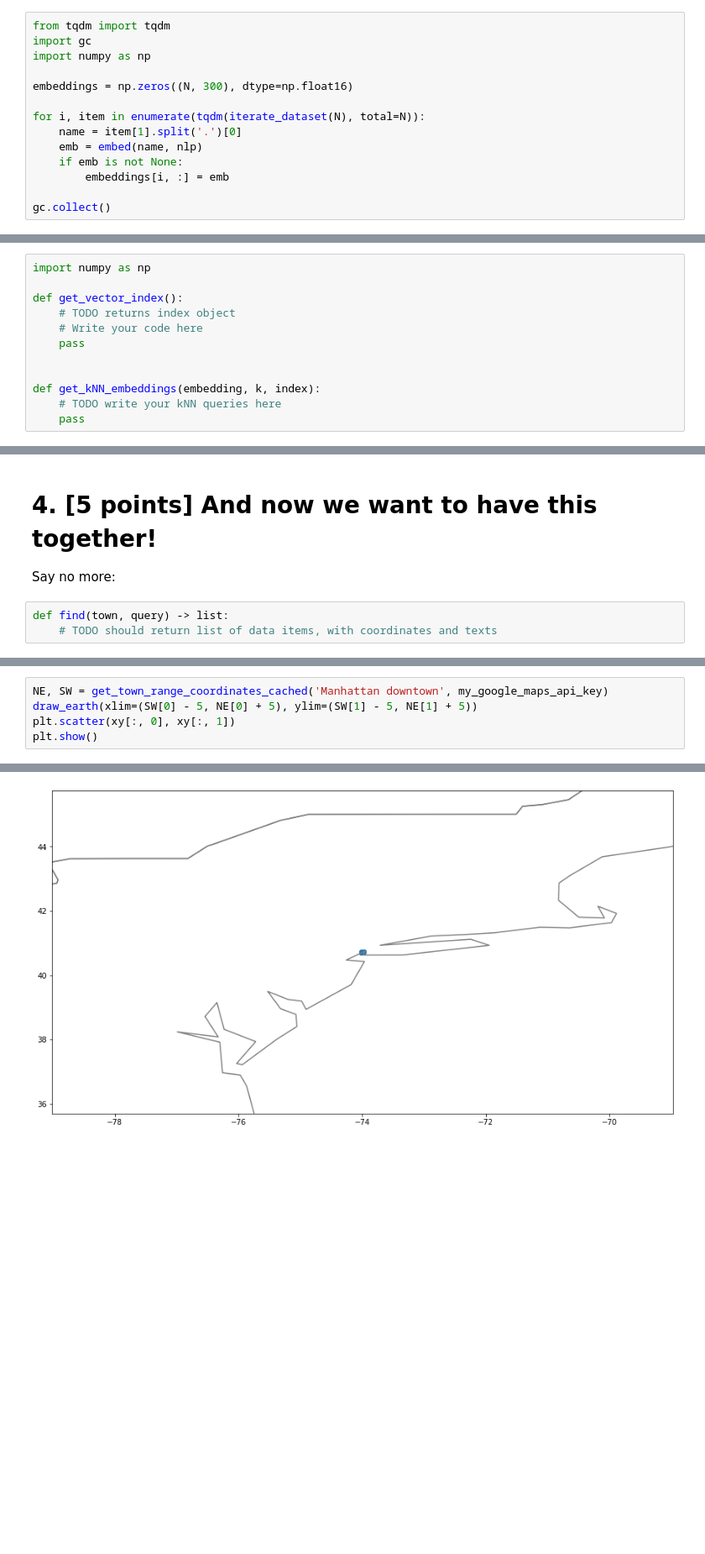
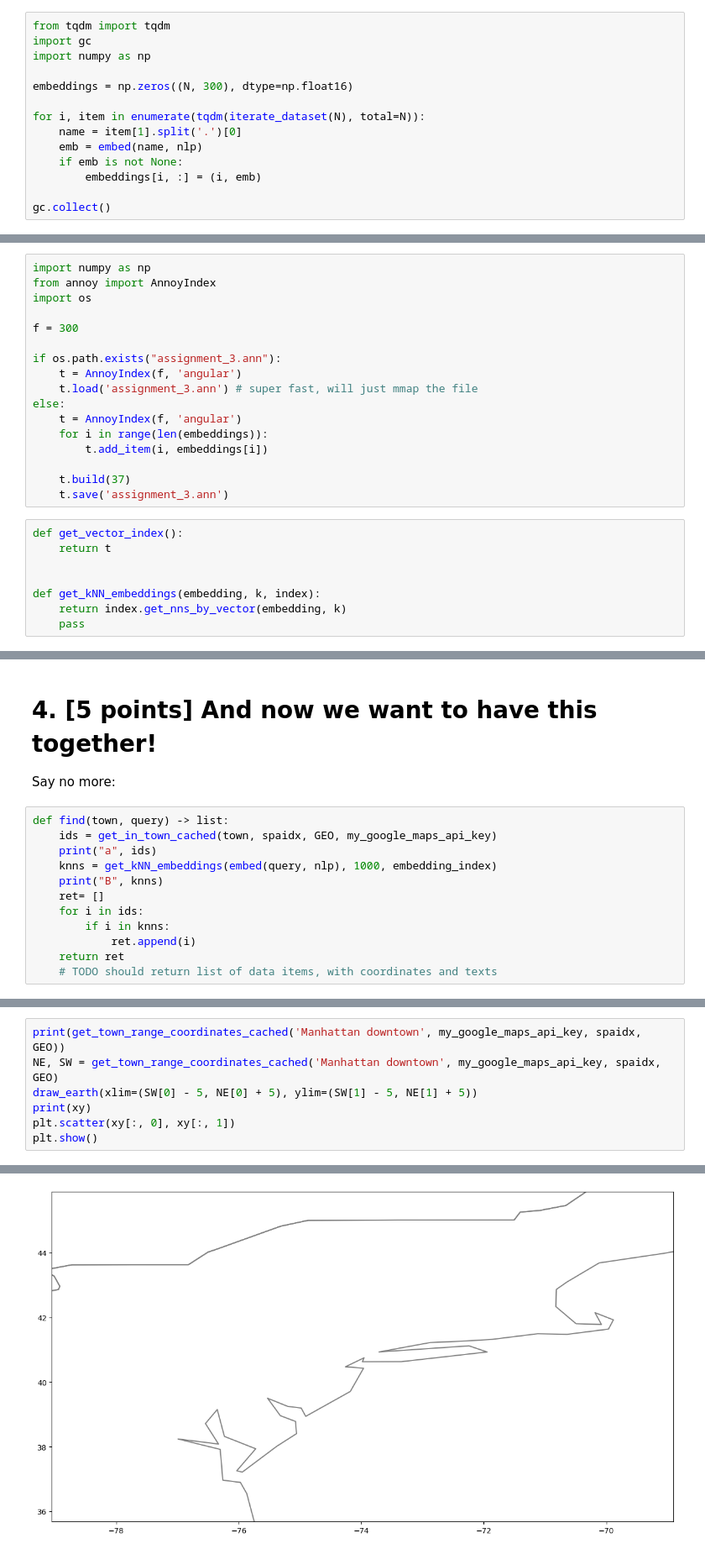
Before and after one commit to wiirtex/ir_ass_3, a Jupyter notebook: main.ipynb, the cells around one changed output, grey strips where cells are left out. Shown at 84% size. Cells and saved outputs as stored; diff of their text form; blank space fills up the shorter version.

```diff
--- a/main.ipynb
+++ b/main.ipynb
@@ -392,7 +498,7 @@ for i, item in enumerate(tqdm(iterate_dataset(N), total=N)):
     name = item[1].split('.')[0]
     emb = embed(name, nlp)
     if emb is not None:
-        embeddings[i, :] = emb
+        embeddings[i, :] = (i, emb)
 
 gc.collect()
 # %% [output]
@@ -421,15 +527,28 @@ roi = set(get_in_range([-68.645945, 43.163175], [-80.461502, 37.097044], spaidx,
 embedding_index = None
 # %%
 import numpy as np
+from annoy import AnnoyIndex
+import os
 
-def get_vector_index():
-    # TODO returns index object
-    # Write your code here
-    pass
+f = 300
 
+if os.path.exists("assignment_3.ann"):
+    t = AnnoyIndex(f, 'angular')
+    t.load('assignment_3.ann') # super fast, will just mmap the file
+else:
+    t = AnnoyIndex(f, 'angular')
+    for i in range(len(embeddings)):
+        t.add_item(i, embeddings[i])
 
-def get_kNN_embeddings(embedding, k, index):
-    # TODO write your kNN queries here
-    pass
+    t.build(37)
+    t.save('assignment_3.ann')
+# %%
+def get_vector_index():
+    return t
+
+
+def get_kNN_embeddings(embedding, k, index):
+    return index.get_nns_by_vector(embedding, k)
+    pass
 # %%
 embedding_index = get_vector_index()
@@ -448,6 +561,15 @@ assert len(result) == 1000
 Say no more:
 # %%
 def find(town, query) -> list:
+    ids = get_in_town_cached(town, spaidx, GEO, my_google_maps_api_key)
+    print("a", ids)
+    knns = get_kNN_embeddings(embed(query, nlp), 1000, embedding_index)
+    print("B", knns)
+    ret= []
+    for i in ids:
+        if i in knns:
+            ret.append(i)
+    return ret
     # TODO should return list of data items, with coordinates and texts
 # %%
 items = find('Manhattan downtown', 'hospital')
@@ -459,6 +582,8 @@ Cache Hit!
 # %%
-NE, SW = get_town_range_coordinates_cached('Manhattan downtown', my_google_maps_api_key)
+print(get_town_range_coordinates_cached('Manhattan downtown', my_google_maps_api_key, spaidx, GEO))
+NE, SW = get_town_range_coordinates_cached('Manhattan downtown', my_google_maps_api_key, spaidx, GEO)
 draw_earth(xlim=(SW[0] - 5, NE[0] + 5), ylim=(SW[1] - 5, NE[1] + 5))
+print(xy)
 plt.scatter(xy[:, 0], xy[:, 1])
 plt.show()
 # %% [output]
@@ -466 +595 @@ Cache Hit!
-[figure, old version]
+[figure, new version]
```
Also changed, not shown: parts of 25 cells of this notebook, 1 other file.
